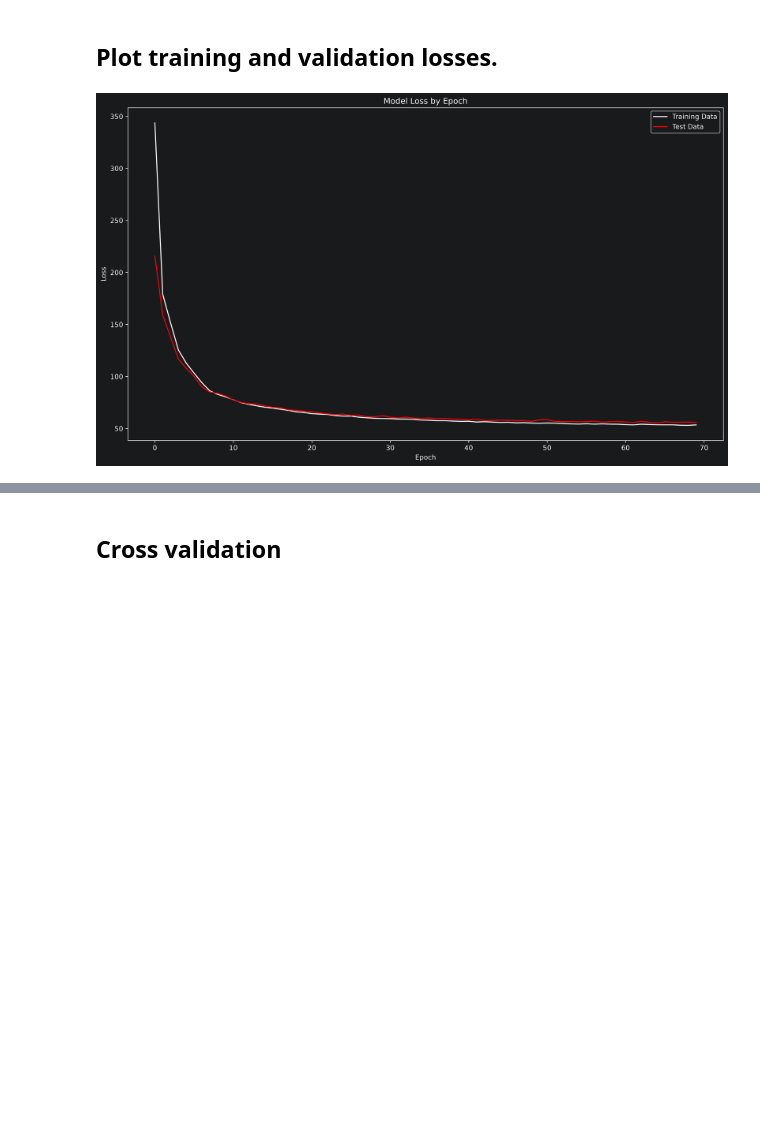
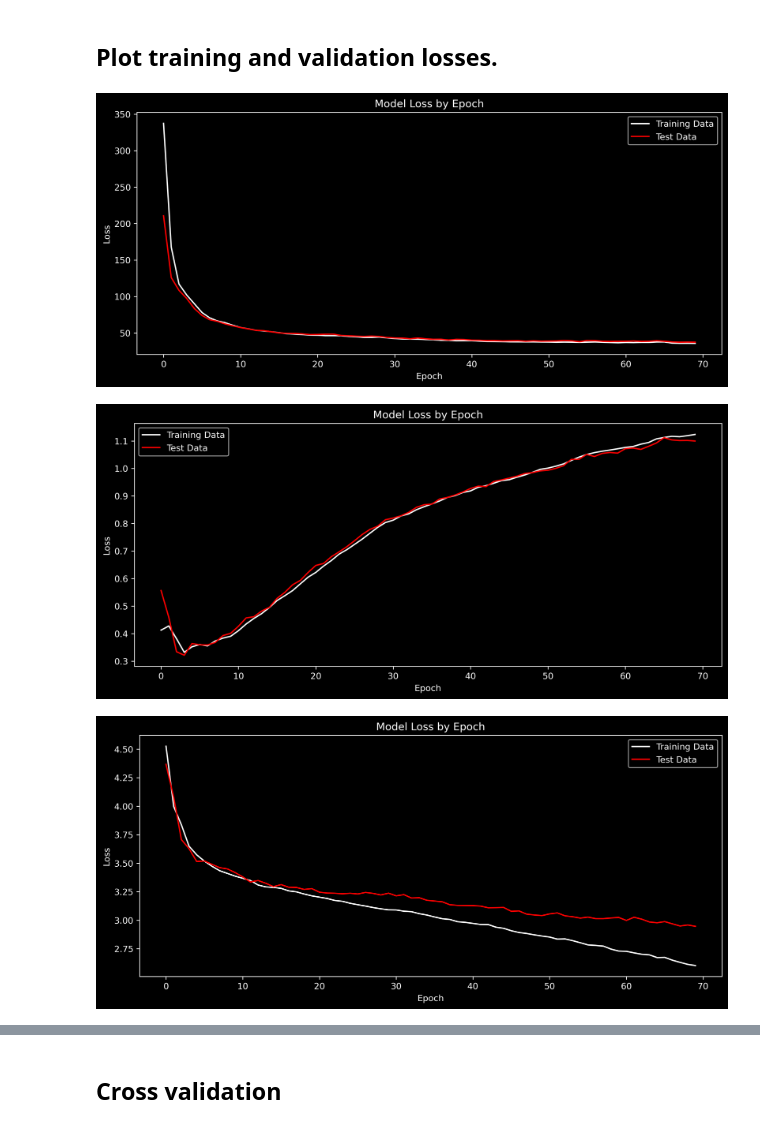
Before and after one commit to EmmaScharfmann/CodeForEarth, a Jupyter notebook: experiments/cmmvae.ipynb, the cells around one changed output, grey strips where cells are left out. Saved outputs shown, nothing was run; the diff lists cells and outputs as text; code cells hidden in the pictures; blank space fills up the shorter version.

```diff
--- a/experiments/cmmvae.ipynb
+++ b/experiments/cmmvae.ipynb
@@ -12,8 +37,8 @@ from package_name.inference.predictor import VAEPredictor
 # %%
 g0 = 9.80665
 extended_winter_months = [11, 12, 1, 2, 3]
-filepath = "results/"
-data_path = "data/"
+filepath = "/net/nitrogen/atmosdyn/zilnora/code_for_earth/our_results/"
+data_path = "/net/nitrogen/atmosdyn/zilnora/code_for_earth/our_data/"
 cluster_number = 7
 original_dim = 825
 pr_cluster_number = 5
@@ -23,7 +48,7 @@ epochs = 70
 ## Data pre-processing
 # %%
 # Get training data
-z500 = utils.preprocess_dataset(filename ='data/era5_z500_daily_250_atlantic_1940_2022.nc',
+z500 = utils.preprocess_dataset(filename ='/net/nitrogen/atmosdyn/zilnora/code_for_earth/our_data/z500/era5_z500_daily_250_atlantic_1940_2022.nc',
                              variable_name = 'z',
                              multiplication_factor = 1/g0,
                              geographical_filter = 'new atlantic',
@@ -43,7 +68,7 @@ z500 = z500/z500.std()
 z500_reshaped = utils.reshape_data_for_clustering(z500)
 
 # Get training data labels
-pr_labels = pd.read_csv('data/CHIRPS_pr_cluster_labels_5.csv')
+pr_labels = pd.read_csv('/net/nitrogen/atmosdyn/zilnora/code_for_earth/fiona_data/CHIRPS_pr_cluster_labels_5.csv')
 pr_labels.columns = ['index', 'labels']
 pr_labels.drop(pr_labels.tail(1).index,inplace=True)
 
@@ -97,8 +122,31 @@ Epoch 70/70
 # %% [markdown]
 ## Plot training and validation losses.
 # %%
-training_loss = history.history['loss']
-validation_loss = history.history['val_loss']
+training_loss = history.history['total_loss']
+validation_loss = history.history['val_total_loss']
+
+training_cluster_loss = history.history['cluster_target_regularisation_loss']
+validation_cluster_loss = history.history['val_cluster_target_regularisation_loss']
+
+training_target_prediction_loss = history.history['target_prediction_loss']
+validation_target_prediction_loss = history.history['val_target_prediction_loss']
+
+training_mixture_loss = history.history['mixture_regularization_loss']
+validation_mixture_loss = history.history['val_mixture_regularization_loss']
+
+training_vae_regularisation_loss = history.history['vae_regularisation_loss']
+validation_vae_regularisation_loss = history.history['val_vae_regularisation_loss']
+
+training_reconstruction_loss = history.history['reconstruction_loss']
+validation_reconstruction_loss = history.history['val_reconstruction_loss']
+
 utils.plot_losses(training_loss, validation_loss)
+utils.plot_losses(training_cluster_loss, validation_cluster_loss)
+utils.plot_losses(training_target_prediction_loss, validation_target_prediction_loss)
+utils.plot_losses(training_mixture_loss, validation_mixture_loss)
+utils.plot_losses(training_vae_regularisation_loss, validation_vae_regularisation_loss)
+utils.plot_losses(training_reconstruction_loss, validation_reconstruction_loss)
 # %% [output]
-[figure, old version]
+[figure, new version]
+[figure, added]
+[figure, added]
```
Also changed, not shown: parts of 7 cells of this notebook, 8 other files.
